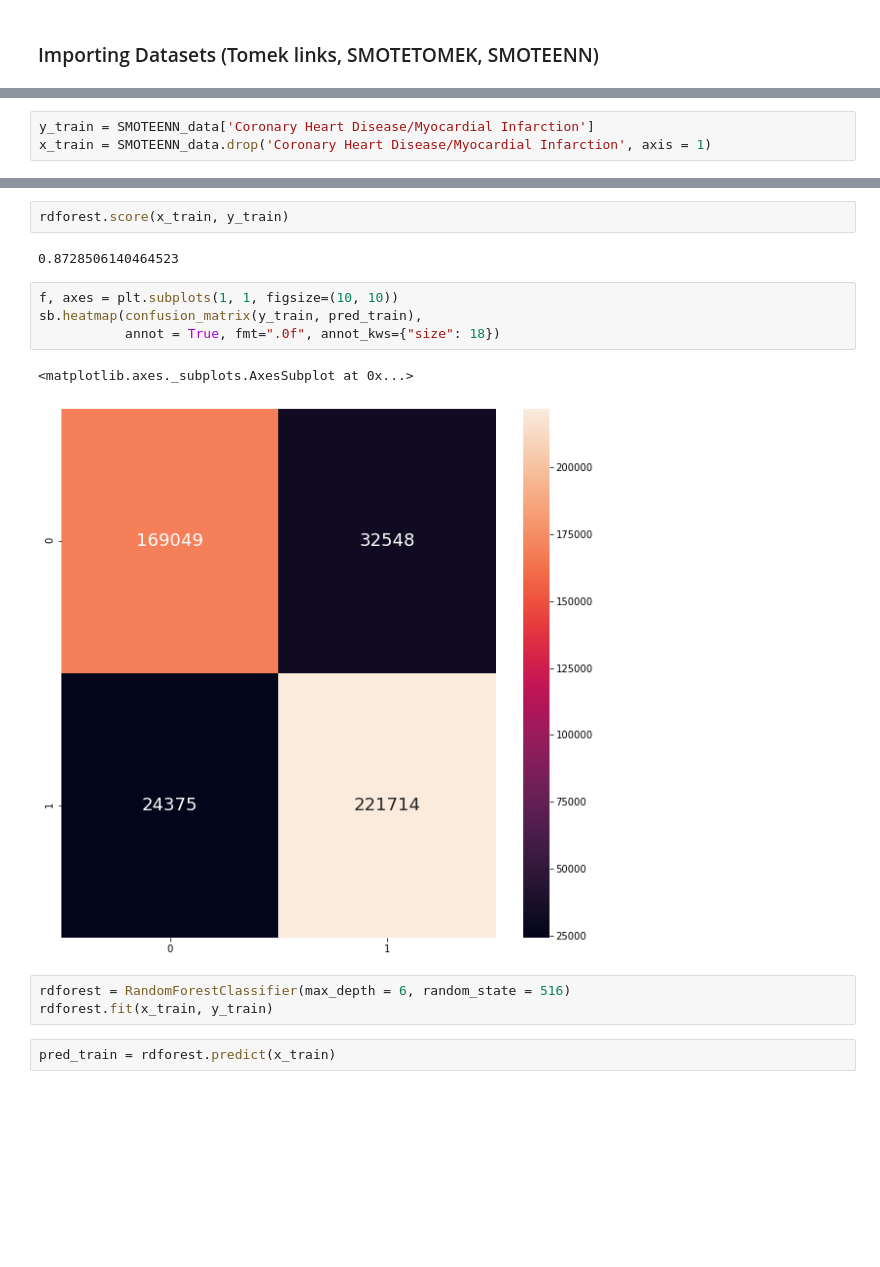
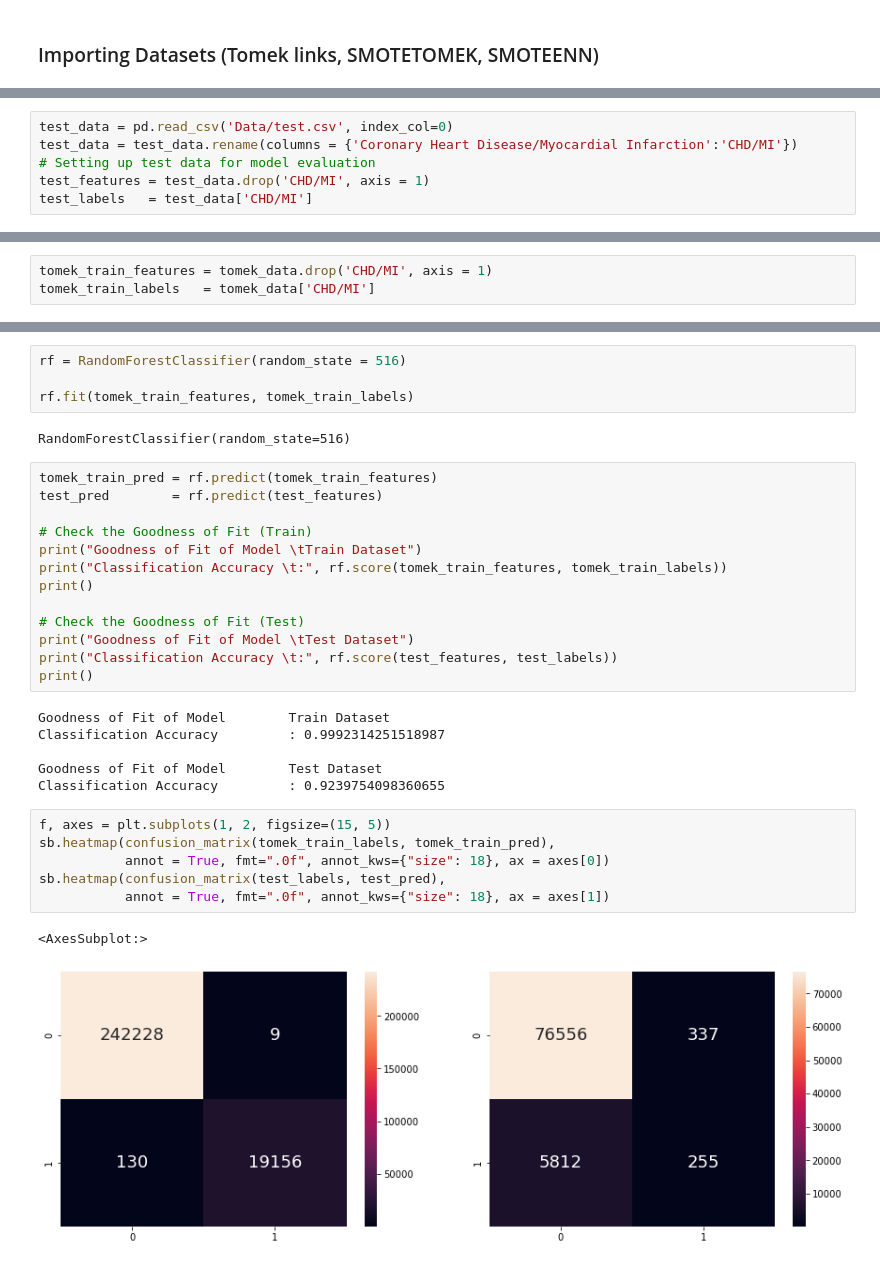
Before and after one commit to Shanzzzzz/SC1015_Mini_Project, a Jupyter notebook: ML_random_forest_classifier.ipynb, the cells around one changed output, grey strips where cells are left out. Drawn from its saved outputs; the diff is of its cells as text; blank space fills up the shorter version.

```diff
--- a/ML_random_forest_classifier.ipynb
+++ b/ML_random_forest_classifier.ipynb
@@ -85 +105,7 @@ SMOTEENN_data.describe()
+# %%
+test_data = pd.read_csv('Data/test.csv', index_col=0)
+test_data = test_data.rename(columns = {'Coronary Heart Disease/Myocardial Infarction':'CHD/MI'})
+# Setting up test data for model evaluation
+test_features = test_data.drop('CHD/MI', axis = 1)
+test_labels   = test_data['CHD/MI']
 # %% [markdown]
@@ -87,3 +113,3 @@ SMOTEENN_data.describe()
 # %%
-y_train = SMOTEENN_data['Coronary Heart Disease/Myocardial Infarction']
-x_train = SMOTEENN_data.drop('Coronary Heart Disease/Myocardial Infarction', axis = 1)
+tomek_train_features = tomek_data.drop('CHD/MI', axis = 1)
+tomek_train_labels   = tomek_data['CHD/MI']
@@ -97,16 +116,34 @@ pred_train = rdforest.predict(x_train)
-# %%
-rdforest.score(x_train, y_train)
-# %% [output]
-0.8728506140464523
+# %%
+rf = RandomForestClassifier(random_state = 516)
+
+rf.fit(tomek_train_features, tomek_train_labels)
+# %% [output]
+RandomForestClassifier(random_state=516)
 # %%
-f, axes = plt.subplots(1, 1, figsize=(10, 10))
-sb.heatmap(confusion_matrix(y_train, pred_train),
-           annot = True, fmt=".0f", annot_kws={"size": 18})
+tomek_train_pred = rf.predict(tomek_train_features)
+test_pred        = rf.predict(test_features)
+
+# Check the Goodness of Fit (Train)
+print("Goodness of Fit of Model \tTrain Dataset")
+print("Classification Accuracy \t:", rf.score(tomek_train_features, tomek_train_labels))
+print()
+
+# Check the Goodness of Fit (Test)
+print("Goodness of Fit of Model \tTest Dataset")
+print("Classification Accuracy \t:", rf.score(test_features, test_labels))
+print()
 # %% [output]
-<matplotlib.axes._subplots.AxesSubplot at 0x...>
+Goodness of Fit of Model        Train Dataset
+Classification Accuracy         : 0.9992314251518987
+
+Goodness of Fit of Model        Test Dataset
+Classification Accuracy         : 0.9239754098360655
-[figure, removed]
-# %%
-rdforest = RandomForestClassifier(max_depth = 6, random_state = 516)
-rdforest.fit(x_train, y_train)
-# %%
-pred_train = rdforest.predict(x_train)
+# %%
+f, axes = plt.subplots(1, 2, figsize=(15, 5))
+sb.heatmap(confusion_matrix(tomek_train_labels, tomek_train_pred),
+           annot = True, fmt=".0f", annot_kws={"size": 18}, ax = axes[0])
+sb.heatmap(confusion_matrix(test_labels, test_pred),
+           annot = True, fmt=".0f", annot_kws={"size": 18}, ax = axes[1])
+# %% [output]
+<AxesSubplot:>
+[figure, added]
```
Also changed, not shown: parts of 34 cells of this notebook.
